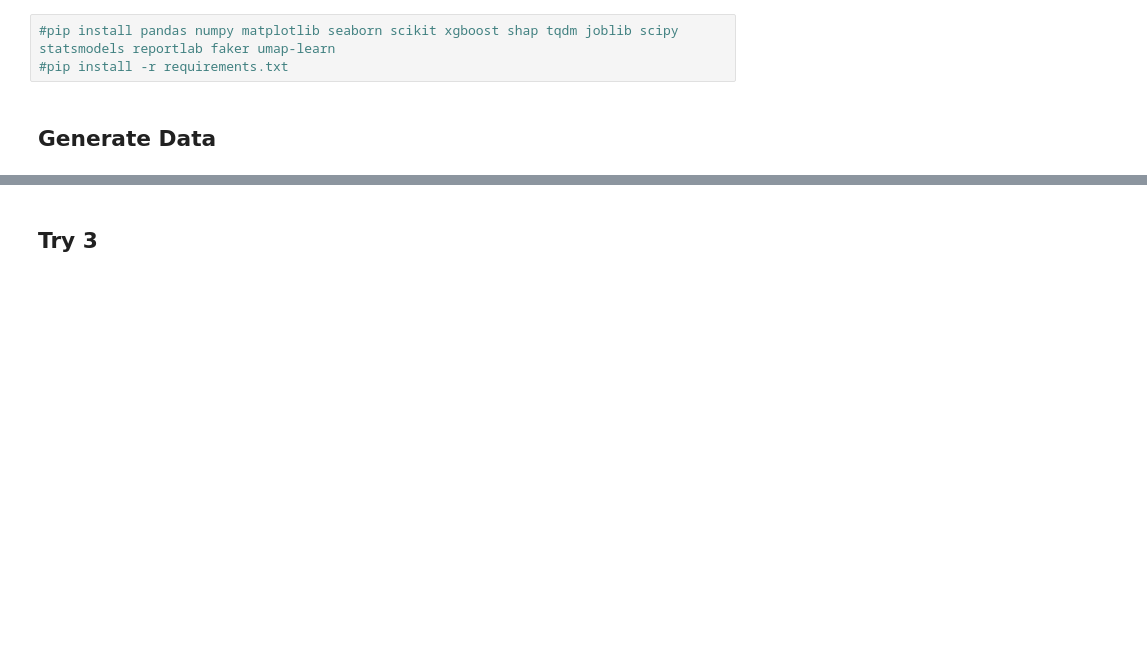
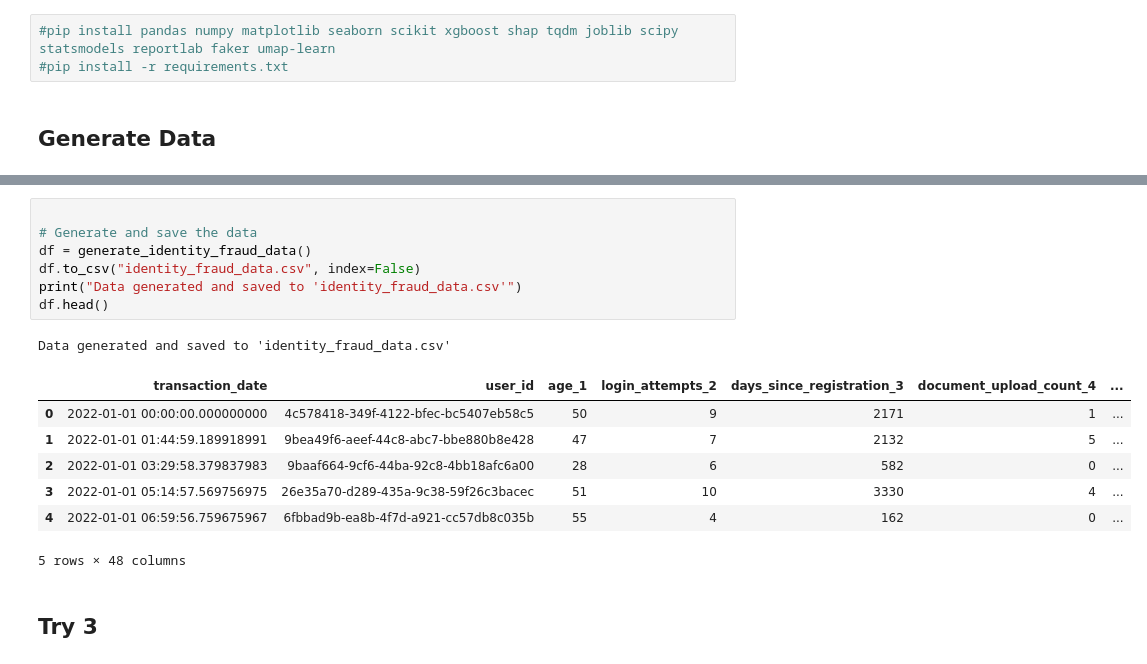
Before and after one commit to nockbarry/ExampleNotebooks, a Jupyter notebook: ModelTestSuite.ipynb, the cells around one changed output, grey strips where cells are left out. Saved outputs shown, nothing was run; the diff lists cells and outputs as text; blank space fills up the shorter version.

Commit message:
Add files via upload
added data gen part

```diff
--- a/ModelTestSuite.ipynb
+++ b/ModelTestSuite.ipynb
@@ -6,3 +111,19 @@
+# %%
+
+# Generate and save the data
+df = generate_identity_fraud_data()
+df.to_csv("identity_fraud_data.csv", index=False)
+print("Data generated and saved to 'identity_fraud_data.csv'")
+df.head()
+# %% [output]
+Data generated and saved to 'identity_fraud_data.csv'
+|  | transaction_date | user_id | age_1 | login_attempts_2 | days_since_registration_3 | document_upload_count_4 | ... |
+| 0 | 2022-01-01 00:00:00.000000000 | 4c578418-349f-4122-bfec-bc5407eb58c5 | 50 | 9 | 2171 | 1 | ... |
+| 1 | 2022-01-01 01:44:59.189918991 | 9bea49f6-aeef-44c8-abc7-bbe880b8e428 | 47 | 7 | 2132 | 5 | ... |
+| 2 | 2022-01-01 03:29:58.379837983 | 9baaf664-9cf6-44ba-92c8-4bb18afc6a00 | 28 | 6 | 582 | 0 | ... |
+| 3 | 2022-01-01 05:14:57.569756975 | 26e35a70-d289-435a-9c38-59f26c3bacec | 51 | 10 | 3330 | 4 | ... |
+| 4 | 2022-01-01 06:59:56.759675967 | 6fbbad9b-ea8b-4f7d-a921-cc57db8c035b | 55 | 4 | 162 | 0 | ... |
+5 rows × 48 columns
 # %% [markdown]
 ## Try 3
 # %%
```
Also changed, not shown: parts of 1 cell of this notebook.
